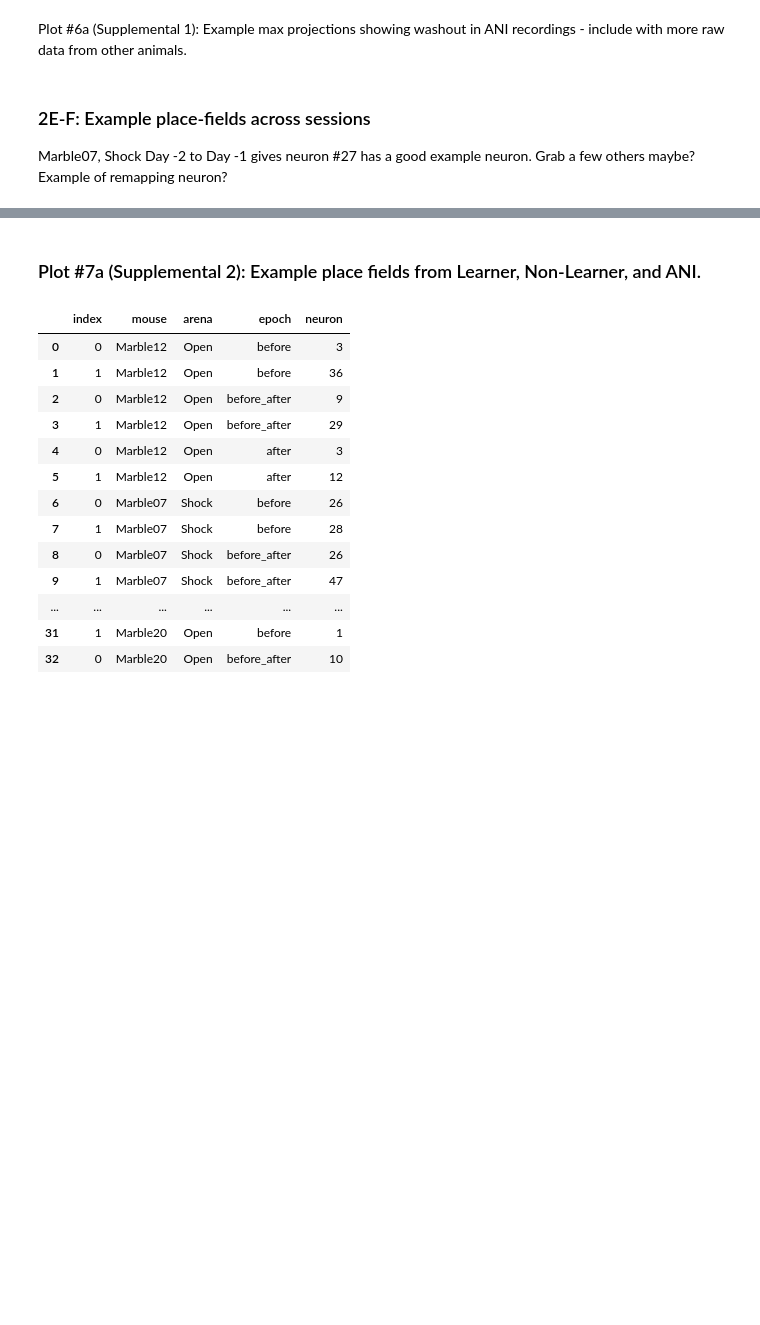
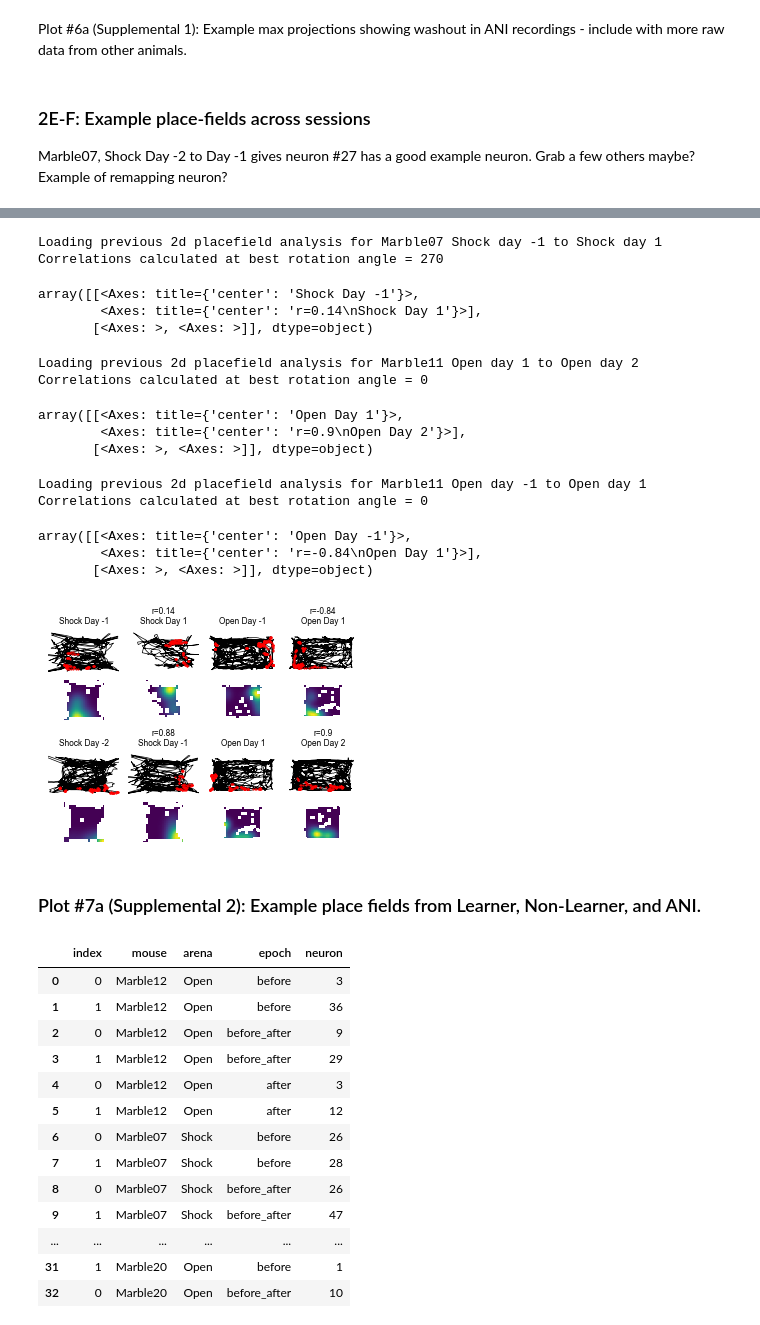
Before and after one commit to nkinsky/Eraser, a Jupyter notebook: Notebooks/Figure2_and_S4-5.ipynb, the cells around one changed output, grey strips where cells are left out. Cells and saved outputs as stored; diff of their text form; code cells hidden in the pictures; blank space fills up the shorter version.

Commit message:
run non-rotated PF correlations for Figure S5

```diff
--- a/Notebooks/Figure2_and_S4-5.ipynb
+++ b/Notebooks/Figure2_and_S4-5.ipynb
@@ -640,13 +649,58 @@ PFS1.pfplot(nneuron, ax=axp, linewidth=0.5, markersize=1.0)
 # %%
+# Remap Before to After Learner
 gs_pf_subfig2 = Fig2pf.subplot2grid(subplot_spec=Fig2pf.gs[1,0], grid=(2,2))
 axp2 = []
 for i in range(2):
     for j in range(2):
         axp2.append(Fig2pf.fig.add_subplot(gs_pf_subfig2[i, j]))
 axp2 = np.array(axp2).reshape(2,2)
-PFS1 = pfs.PFCombineObject('Marble07', 'Shock', -2, 'Shock', 1)
-nneuron = 64
+PFS1 = pfs.PFCombineObject('Marble07', 'Shock', -1, 'Shock', 1)
+nneuron = 47
 PFS1.pfplot(nneuron, ax=axp2, linewidth=0.5, markersize=1.0)
+# %% [output]
+Loading previous 2d placefield analysis for Marble07 Shock day -1 to Shock day 1
+Correlations calculated at best rotation angle = 270
+array([[<Axes: title={'center': 'Shock Day -1'}>,
+        <Axes: title={'center': 'r=0.14\nShock Day 1'}>],
+       [<Axes: >, <Axes: >]], dtype=object)
+# %%
+# Stable after Non-Learner in Neutral
+gs_pf_subfig3 = Fig2pf.subplot2grid(subplot_spec=Fig2pf.gs[2,1], grid=(2,2))
+axp3 = []
+for i in range(2):
+    for j in range(2):
+        axp3.append(Fig2pf.fig.add_subplot(gs_pf_subfig3[i, j]))
+axp3 = np.array(axp3).reshape(2,2)
+PFS1 = pfs.PFCombineObject('Marble11', 'Open', 1, 'Open', 2)
+nneuron = 9
+PFS1.pfplot(nneuron, ax=axp3, linewidth=0.5, markersize=1.0)
+# %% [output]
+Loading previous 2d placefield analysis for Marble11 Open day 1 to Open day 2
+Correlations calculated at best rotation angle = 0
+array([[<Axes: title={'center': 'Open Day 1'}>,
+        <Axes: title={'center': 'r=0.9\nOpen Day 2'}>],
+       [<Axes: >, <Axes: >]], dtype=object)
+# %%
+# Remap before to After after Non-Learner in Neutral
+gs_pf_subfig4 = Fig2pf.subplot2grid(subplot_spec=Fig2pf.gs[1,1], grid=(2,2))
+axp4 = []
+for i in range(2):
+    for j in range(2):
+        axp4.append(Fig2pf.fig.add_subplot(gs_pf_subfig4[i, j]))
+axp4 = np.array(axp4).reshape(2,2)
+PFS1 = pfs.PFCombineObject('Marble11', 'Open', -1, 'Open', 1)
+nneuron = 19
+PFS1.pfplot(nneuron, ax=axp4, linewidth=0.5, markersize=1.0)
+# %% [output]
+Loading previous 2d placefield analysis for Marble11 Open day -1 to Open day 1
+Correlations calculated at best rotation angle = 0
+array([[<Axes: title={'center': 'Open Day -1'}>,
+        <Axes: title={'center': 'r=-0.84\nOpen Day 1'}>],
+       [<Axes: >, <Axes: >]], dtype=object)
+# %%
+Fig2pf.fig
+# %% [output]
+[figure, added]
 # %% [markdown]
 ### Plot #7a (Supplemental 2): Example place fields from Learner, Non-Learner, and ANI.
 # %%
```
Also changed, not shown: parts of 14 cells of this notebook.
